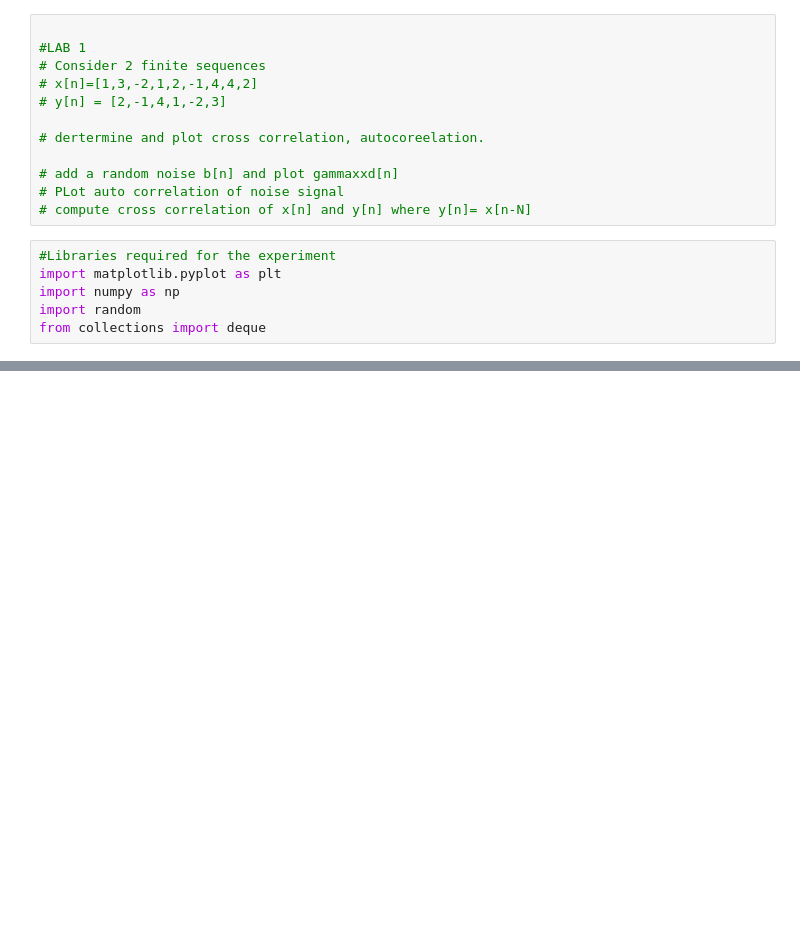
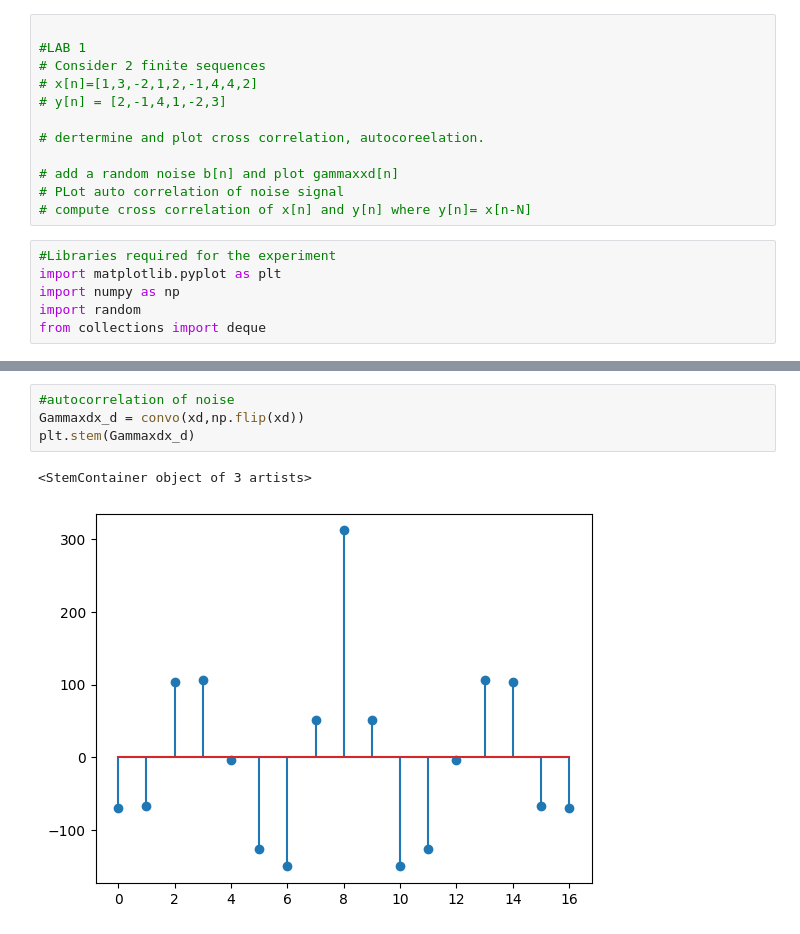
Before and after one commit to ParasKore2003/DSP, a Jupyter notebook: 21ECE1024.ipynb, the cells around one changed output, grey strips where cells are left out. Drawn from its saved outputs; the diff is of its cells as text; blank space fills up the shorter version.

```diff
--- a/21ECE1024.ipynb
+++ b/21ECE1024.ipynb
@@ -67,3 +79,10 @@ plt.stem(gammaxdx_d)
+# %%
+#autocorrelation of noise
+Gammaxdx_d = convo(xd,np.flip(xd))
+plt.stem(Gammaxdx_d)
+# %% [output]
+<StemContainer object of 3 artists>
+[figure, added]
 # %%
 #correlation with noise
 gammaxx_d = np.convolve(x,np.flip(xd))
```
Also changed, not shown: parts of 14 cells of this notebook.
